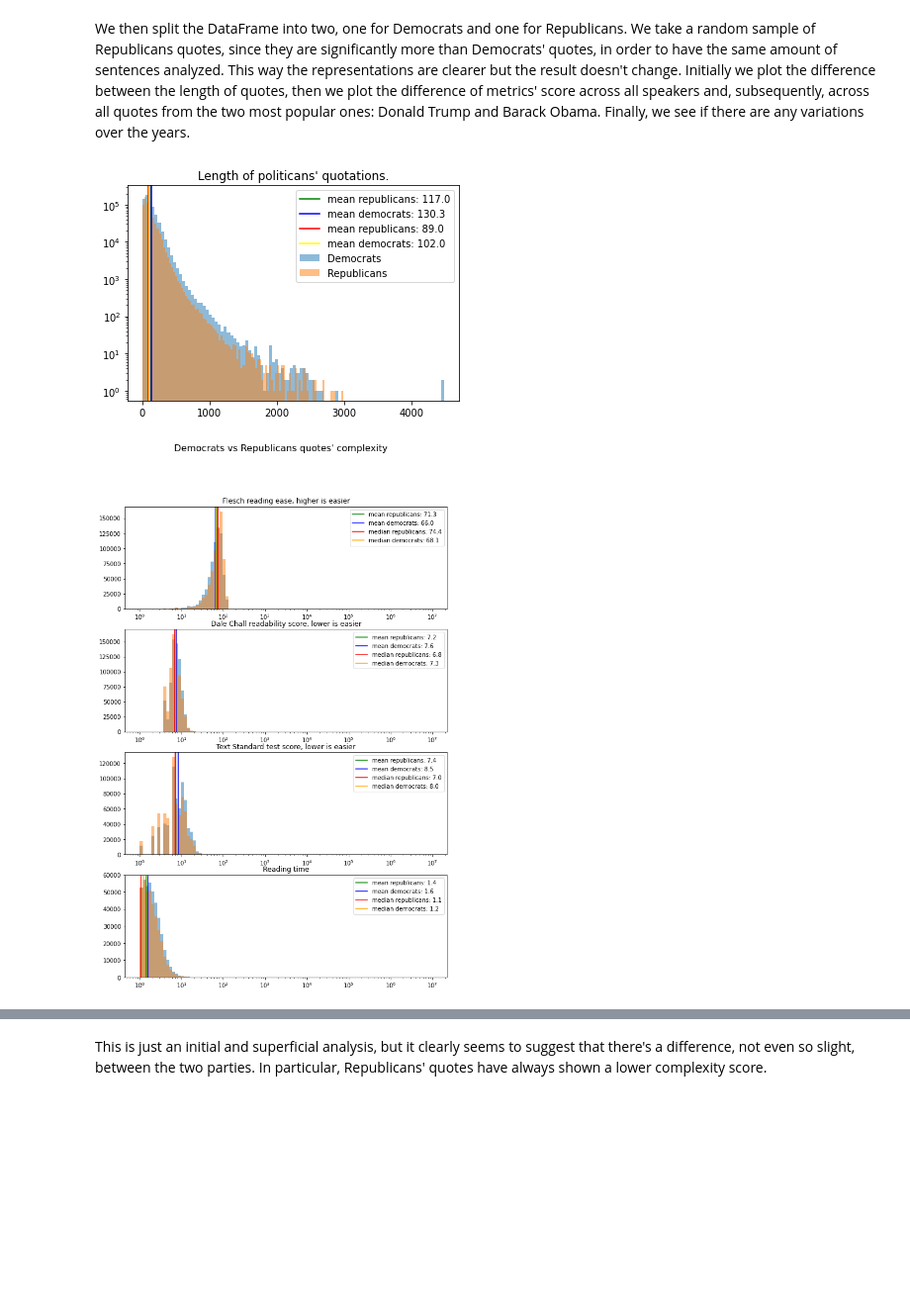
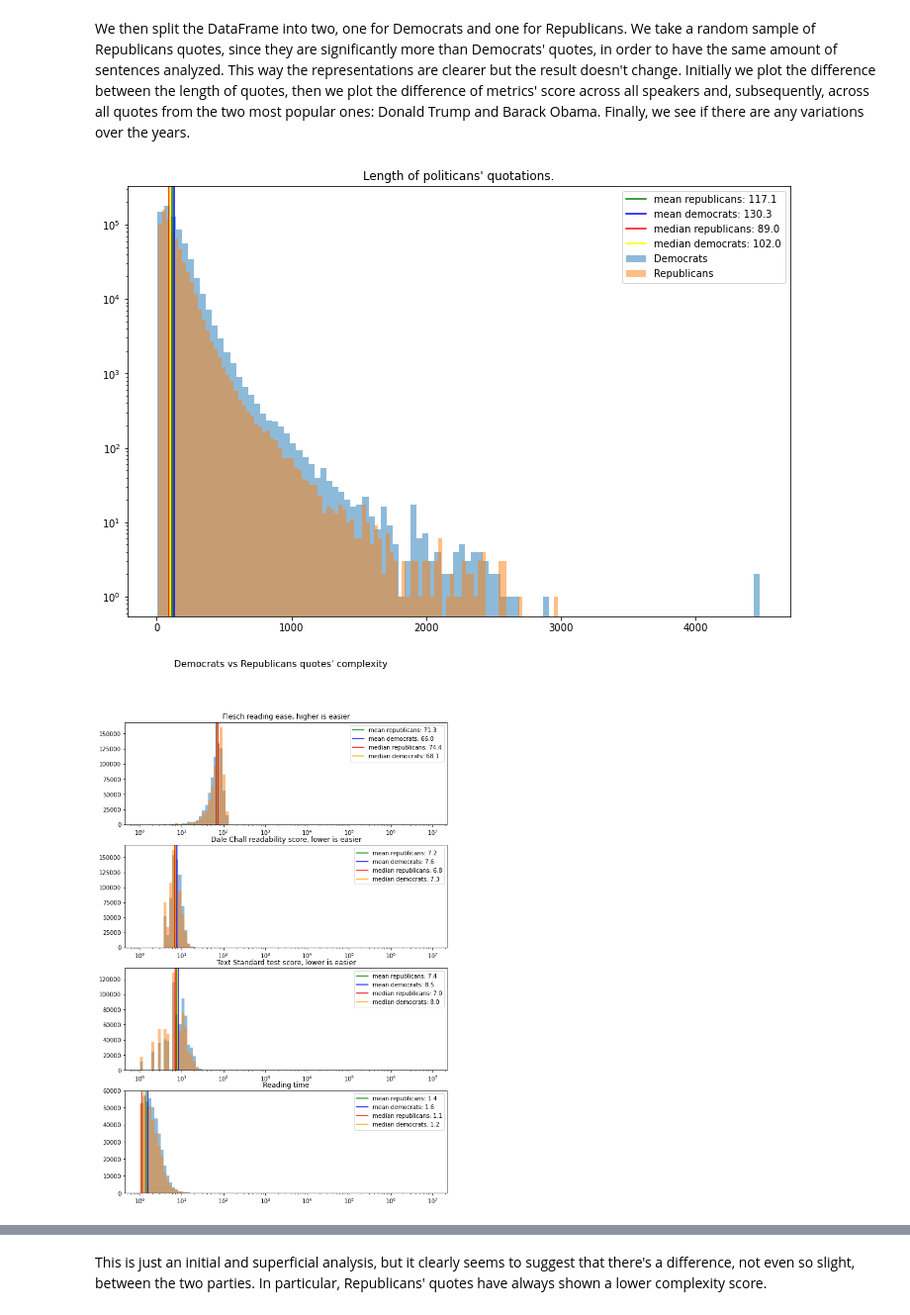
Before and after one commit to cndesabbata/Political-affiliation-predictor-from-quotes, a Jupyter notebook: src/complexity_analysis.ipynb, the cells around one changed output, grey strips where cells are left out. Shown: that part at 99% size. Saved outputs shown, nothing was run; the diff lists cells and outputs as text; code cells hidden in the pictures; blank space fills up the shorter version.

Commit message:
Update the figures, small updates to readme

```diff
--- a/src/complexity_analysis.ipynb
+++ b/src/complexity_analysis.ipynb
@@ -4,10 +4,11 @@ This notebook conducts quotes' complexity analysis - it tries to identify how gr
 
 Let's first load the data:
 # %%
-import textstat as ts # pip install textstat
+import textstat as ts
 import pandas as pd
 import numpy as np
 import matplotlib.pyplot as plt
+plt.rcParams["figure.figsize"] = (12,8)
 import os
 
 #load pickle
@@ -56,20 +57,20 @@ republicans = republicans.sample( democrats['quote_id'].count())
 # %%
 # Plot the distribution of quotes' length
 democrats_lengths = democrats["quotation"].apply(lambda x: len(x))
 republicans_lengths = republicans["quotation"].apply(lambda x: len(x))
 
 plt.hist(democrats_lengths, log=True, alpha=0.5, label="Democrats", bins = 100)
 plt.hist(republicans_lengths, log=True, alpha=0.5, label = "Republicans", bins = 100)
 plt.axvline(republicans_lengths.mean(), color = 'green', label = f"mean republicans: {np.round(republicans_lengths.mean(), 1)}")
 plt.axvline(democrats_lengths.mean(), color = 'blue', label = f"mean democrats: {np.round(democrats_lengths.mean(), 1)}")
-plt.axvline(republicans_lengths.median(), color = 'red', label = f"mean republicans: {np.round(republicans_lengths.median(), 1)}")
-plt.axvline(democrats_lengths.median(), color = 'yellow', label = f"mean democrats: {np.round(democrats_lengths.median(), 1)}")
+plt.axvline(republicans_lengths.median(), color = 'red', label = f"median republicans: {np.round(republicans_lengths.median(), 1)}")
+plt.axvline(democrats_lengths.median(), color = 'yellow', label = f"median democrats: {np.round(democrats_lengths.median(), 1)}")
 
 plt.title("Length of politicans' quotations.")
 plt.legend()
 plt.show()
 # %% [output]
-[figure, old version]
+[figure, new version]
 # %%
 #plotting distribution, mean and median for both republicans and democrats, in the four calculated scores
 metrics_columns=['flesch_reading_ease','dale_chall_readability_score','text_standard','reading_time']
@@ -78,17 +79,20 @@ def plot_metrics_scores(dem_data,rep_data, title):
     fig, axs = plt.subplots(4, figsize = (10,15))
     fig.suptitle(title, fontsize=16)
 
-    axs[0].hist(dem_data['flesch_reading_ease'], alpha=0.5,bins=np.logspace(0, np.log10(10**7), 100))
-    axs[0].hist(rep_data['flesch_reading_ease'], alpha=0.5,bins=np.logspace(0, np.log10(10**7), 100))
+    alpha_ = 0.5
+    bins = np.logspace(0, 7, 100)
+
+    axs[0].hist(dem_data['flesch_reading_ease'], alpha=alpha_,bins=bins)
+    axs[0].hist(rep_data['flesch_reading_ease'], alpha=alpha_,bins=bins)
     axs[0].set_title("Flesch reading ease, higher is easier")
-    axs[1].hist(dem_data['dale_chall_readability_score'], alpha=0.5,bins=np.logspace(0, np.log10(10**7), 100))
-    axs[1].hist(rep_data['dale_chall_readability_score'], alpha=0.5,bins=np.logspace(0, np.log10(10**7), 100))
+    axs[1].hist(dem_data['dale_chall_readability_score'], alpha=alpha_,bins=bins)
+    axs[1].hist(rep_data['dale_chall_readability_score'], alpha=alpha_,bins=bins)
     axs[1].set_title("Dale Chall readability score, lower is easier")
-    axs[2].hist(dem_data['text_standard'], alpha=0.5,bins=np.logspace(0, np.log10(10**7), 100))
-    axs[2].hist(rep_data['text_standard'], alpha=0.5,bins=np.logspace(0, np.log10(10**7), 100))
+    axs[2].hist(dem_data['text_standard'], alpha=alpha_,bins=bins)
+    axs[2].hist(rep_data['text_standard'], alpha=alpha_,bins=bins)
     axs[2].set_title("Text Standard test score, lower is easier")
-    axs[3].hist(dem_data['reading_time'], alpha=0.5,bins=np.logspace(0, np.log10(10**7), 100))
-    axs[3].hist(rep_data['reading_time'], alpha=0.5,bins=np.logspace(0, np.log10(10**7), 100))
+    axs[3].hist(dem_data['reading_time'], alpha=alpha_,bins=bins)
+    axs[3].hist(rep_data['reading_time'], alpha=alpha_,bins=bins)
     axs[3].set_title("Reading time")
     metrics_rep = rep_data[metrics_columns]
     metrics_dem = dem_data[metrics_columns]
@@ -107,7 +111,7 @@ def plot_metrics_scores(dem_data,rep_data, title):
     plt.show()
 plot_metrics_scores(democrats,republicans,"Democrats vs Republicans quotes' complexity")
 # %% [output]
-[figure, old version]
+[figure, new version]
 # %%
 # ten most common speakers
 pop_dem_speakers=democrats["speaker"].value_counts()[:10]
```
Also changed, not shown: parts of 3 cells of this notebook, 4 other files.
